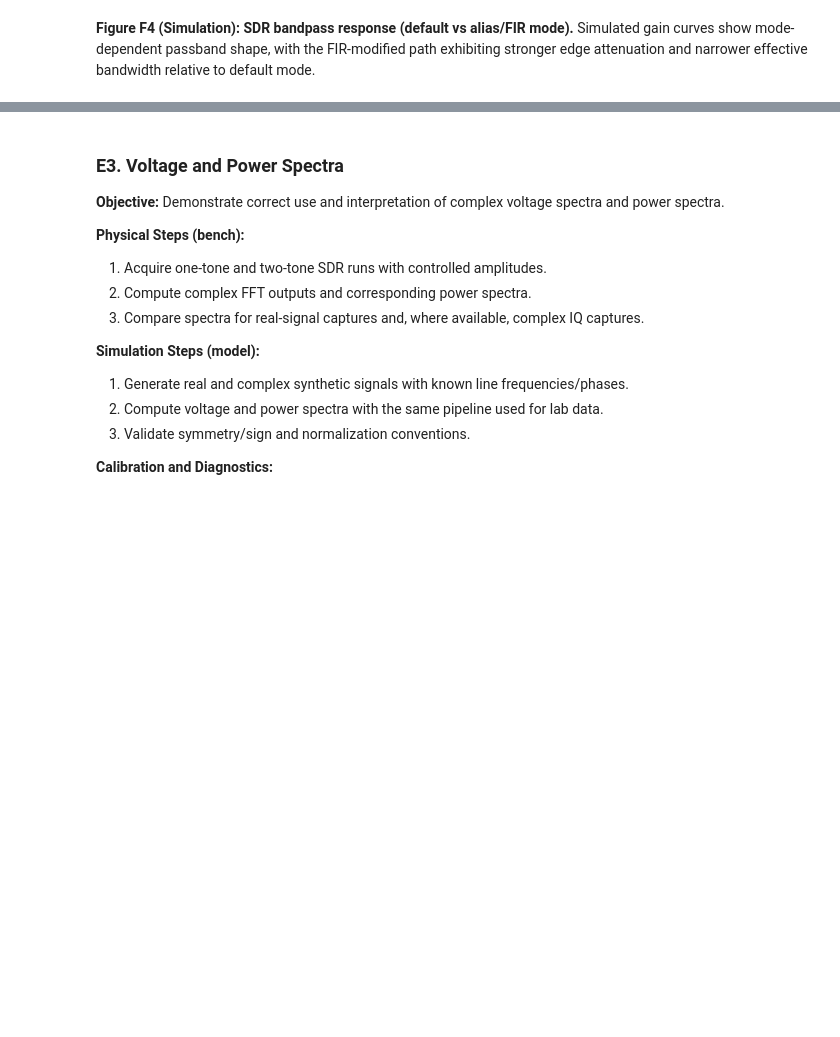
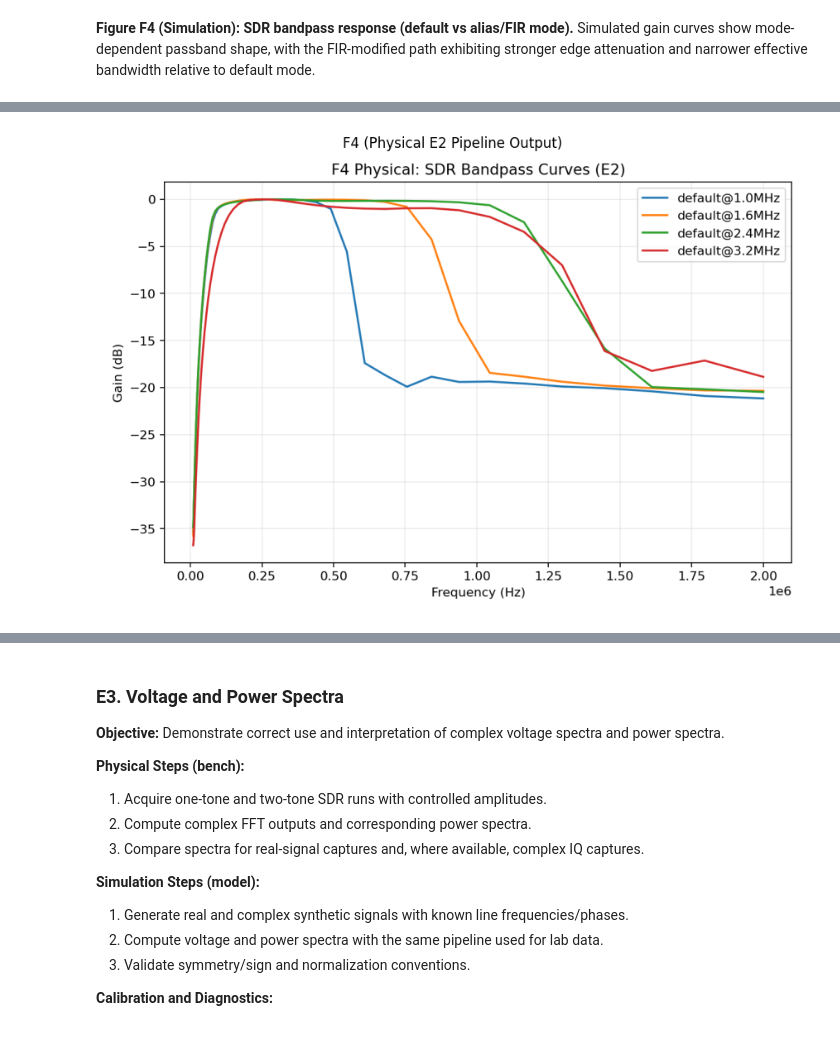
Before and after one commit to raw-asparagus/astron-121, a Jupyter notebook: 01/01.ipynb, the cells around one changed output, grey strips where cells are left out. Saved outputs shown, nothing was run; the diff lists cells and outputs as text; code cells hidden in the pictures; blank space fills up the shorter version.

```diff
--- a/01/01.ipynb
+++ b/01/01.ipynb
@@ -953,0 +1087,94 @@ curve_default[["frequency_hz", "gain_db"]].head()
+# %%
+# PIPELINE_RUNNER: E2 physical raw -> processed integration
+REBUILD_E2_PHYSICAL = False
+
+E2_RAW_SOURCE = LAB_DIR / DEFAULT_E2_RAW_SOURCE
+E2_RUN_CATALOG_PATH = LAB_DIR / DEFAULT_E2_RUN_CATALOG_PATH
+E2_QC_CATALOG_PATH = LAB_DIR / DEFAULT_E2_QC_CATALOG_PATH
+E2_CURVE_TABLE_PATH = LAB_DIR / DEFAULT_E2_CURVE_TABLE_PATH
+E2_T2_TABLE_PATH = LAB_DIR / DEFAULT_E2_T2_TABLE_PATH
+E2_T4_TABLE_PATH = LAB_DIR / DEFAULT_E2_T4_TABLE_PATH
+E2_F4_PHYSICAL_PATH = LAB_DIR / DEFAULT_E2_F4_FIGURE_PATH
+
+if not E2_RAW_SOURCE.exists():
+    raise FileNotFoundError(f"E2 raw source not found: {E2_RAW_SOURCE}")
+
+need_rebuild_e2 = REBUILD_E2_PHYSICAL or not (
+    E2_RUN_CATALOG_PATH.exists()
+    and E2_QC_CATALOG_PATH.exists()
+    and E2_CURVE_TABLE_PATH.exists()
+    and E2_T2_TABLE_PATH.exists()
+    and E2_T4_TABLE_PATH.exists()
+    and E2_F4_PHYSICAL_PATH.exists()
+)
+
+if need_rebuild_e2:
+    e2_run_catalog = build_e2_run_catalog(E2_RAW_SOURCE)
+    e2_qc_catalog = build_e2_qc_catalog(e2_run_catalog)
+    e2_curve_table = build_e2_bandpass_curve_table(
+        e2_qc_catalog,
+        use_qc_analysis_pass=True,
+        preferred_power_dbm=-10.0,
+    )
+    e2_t2_physical = build_e2_t2_table(e2_qc_catalog)
+    e2_t4_physical = build_e2_t4_table(e2_curve_table)
+
+    write_dataframe_csv(e2_run_catalog, E2_RUN_CATALOG_PATH)
+    write_dataframe_csv(e2_qc_catalog, E2_QC_CATALOG_PATH)
+    write_dataframe_csv(e2_curve_table, E2_CURVE_TABLE_PATH)
+    write_table_manifest_csv(e2_t2_physical, E2_T2_TABLE_PATH)
+    write_table_manifest_csv(e2_t4_physical, E2_T4_TABLE_PATH)
+    write_e2_bandpass_figure(
+        e2_curve_table,
+        E2_F4_PHYSICAL_PATH,
+        reference_sample_rate_hz=1.0e6,
+    )
+else:
+    e2_run_catalog = pd.read_csv(E2_RUN_CATALOG_PATH)
+    e2_qc_catalog = pd.read_csv(E2_QC_CATALOG_PATH)
+    e2_curve_table = pd.read_csv(E2_CURVE_TABLE_PATH)
+    e2_t2_physical = pd.read_csv(E2_T2_TABLE_PATH)
+    e2_t4_physical = pd.read_csv(E2_T4_TABLE_PATH)
+
+summary_e2_physical = pd.DataFrame(
+    {
+        "metric": [
+            "raw_source",
+            "run_catalog_rows",
+            "qc_analysis_pass_rows",
+            "qc_recommended_pass_rows",
+            "curve_rows",
+            "t2_rows",
+            "t4_rows",
+            "f4_figure_path",
+            "rebuild_performed",
+        ],
+        "value": [
+            str(E2_RAW_SOURCE),
+            len(e2_run_catalog),
+            int(e2_qc_catalog["qc_analysis_pass"].fillna(False).sum()) if "qc_analysis_pass" in e2_qc_catalog.columns else np.nan,
+            int(e2_qc_catalog["qc_recommended_pass"].fillna(False).sum()) if "qc_recommended_pass" in e2_qc_catalog.columns else np.nan,
+            len(e2_curve_table),
+            len(e2_t2_physical),
+            len(e2_t4_physical),
+            str(E2_F4_PHYSICAL_PATH),
+            bool(need_rebuild_e2),
+        ],
+    }
+)
+
+display(summary_e2_physical)
+display(e2_t4_physical.head())
+display(e2_curve_table.head())
+
+img_f4_physical = plt.imread(E2_F4_PHYSICAL_PATH)
+fig_f4_physical, ax_f4_physical = plt.subplots(figsize=(10, 6))
+ax_f4_physical.imshow(img_f4_physical)
+ax_f4_physical.set_title("F4 (Physical E2 Pipeline Output)")
+ax_f4_physical.axis("off")
+fig_f4_physical.tight_layout()
+display(fig_f4_physical)
+plt.close(fig_f4_physical)
+
+generated_figure_labels.append(str(E2_F4_PHYSICAL_PATH))
+# %% [output]
@@ -953,0 +1203 @@ curve_default[["frequency_hz", "gain_db"]].head()
+[figure, added]
```
Also changed, not shown: parts of 11 cells of this notebook, 30 other files.
